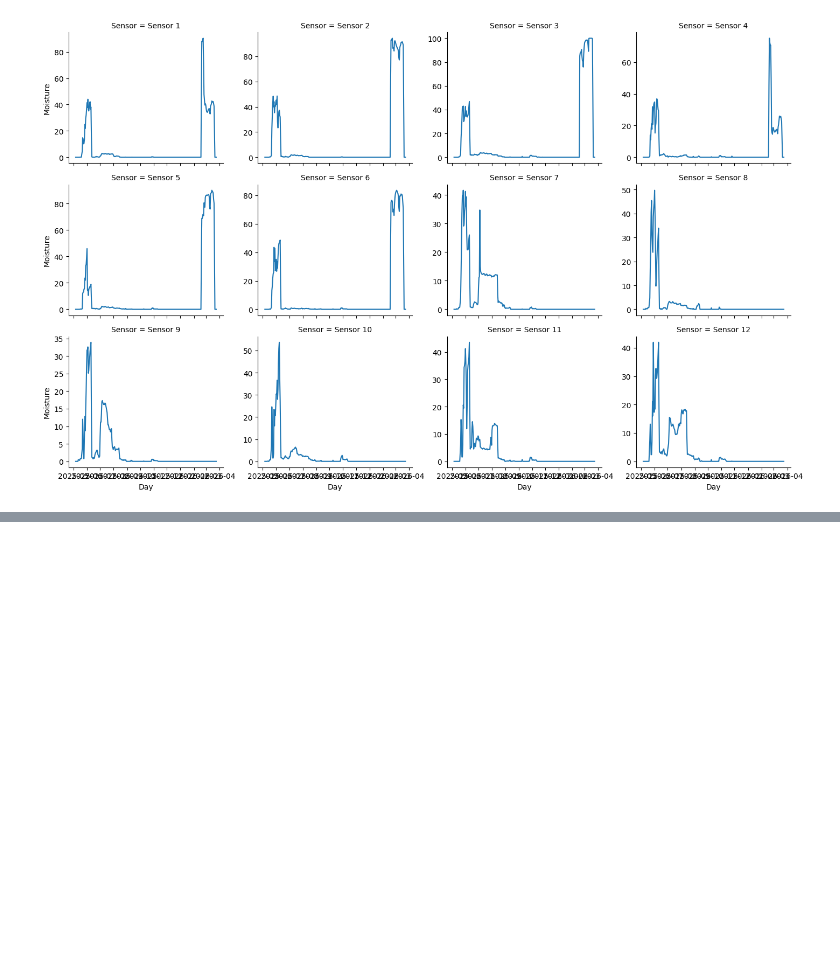
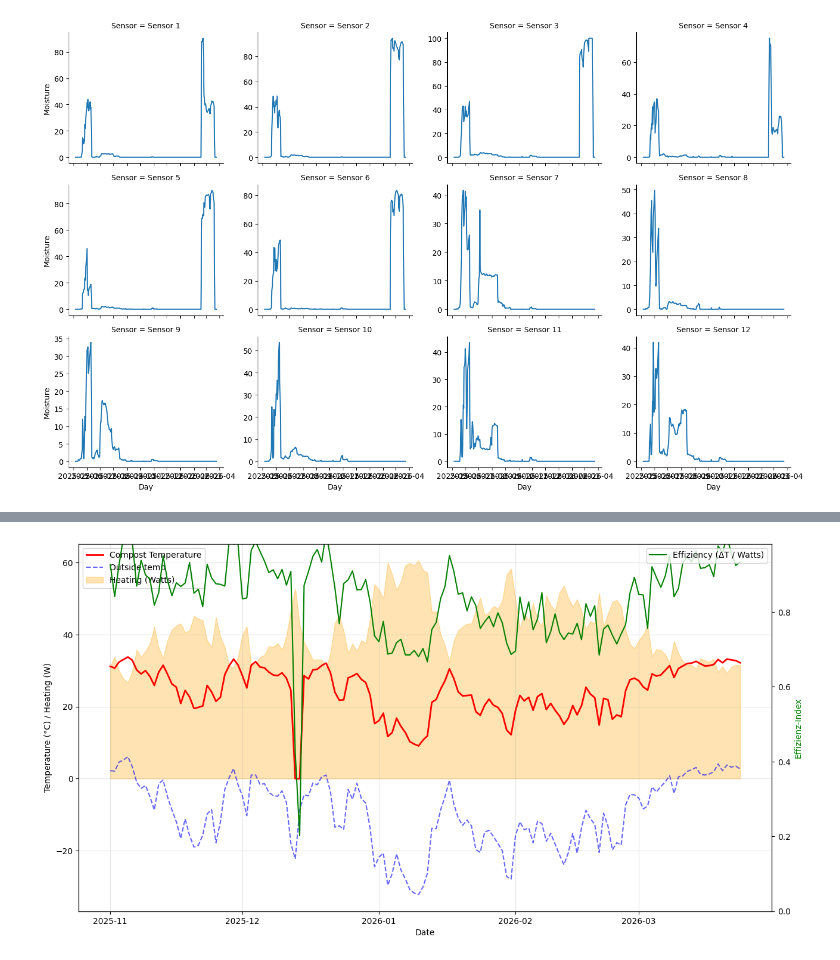
Before and after one commit to Compost-Coders/composting-coders, a Jupyter notebook: notebooks/analysis_fabian.ipynb, the cells around one changed output, grey strips where cells are left out. Cells and saved outputs as stored; diff of their text form; code cells hidden in the pictures; blank space fills up the shorter version.

```diff
--- a/notebooks/analysis_fabian.ipynb
+++ b/notebooks/analysis_fabian.ipynb
@@ -265,0 +292,30 @@ plt.show()
+# %%
+# only take data from november onwards(heating activation)
+df_active = df_compost_pd[df_compost_pd['Day'] >= '2025-11-01'].copy()
+
+# calculate efficiency
+df_active['Efficiency'] = (df_active['Compost 1-Middle-Temperature'] - df_active['Outside-Outside-Temperature']) / (df_active['Compost 1-Inside-Heating - w'] + 0.1)
+
+# visualize
+fig, ax1 = plt.subplots(figsize=(15, 8))
+
+# --- Temperature and heating---
+ax1.plot(df_active['Day'], df_active['Compost 1-Middle-Temperature'], color='red', label='Compost Temperature', linewidth=2)
+ax1.plot(df_active['Day'], df_active['Outside-Outside-Temperature'], color='blue', label='Outside temp', linestyle='--', alpha=0.6)
+ax1.fill_between(df_active['Day'], df_active['Compost 1-Inside-Heating - w'], color='orange', alpha=0.3, label='Heating (Watts)')
+
+ax1.set_xlabel('Date')
+ax1.set_ylabel('Temperature (°C) / Heating (W)')
+ax1.legend(loc='upper left')
+ax1.grid(True, alpha=0.3)
+
+# --- Efficiency ---
+ax2 = ax1.twinx()
+ax2.plot(df_active['Day'], df_active['Efficiency'], color='green', label='Effiziency (ΔT / Watts)', linewidth=1.5)
+ax2.set_ylabel('Effizienz-Index', color='green')
+ax2.set_ylim(0, df_active['Efficiency'].quantile(0.95))
+ax2.legend(loc='upper right')
+
+plt.show()
+# %% [output]
+[figure, added]
```
Also changed, not shown: parts of 7 cells of this notebook.
